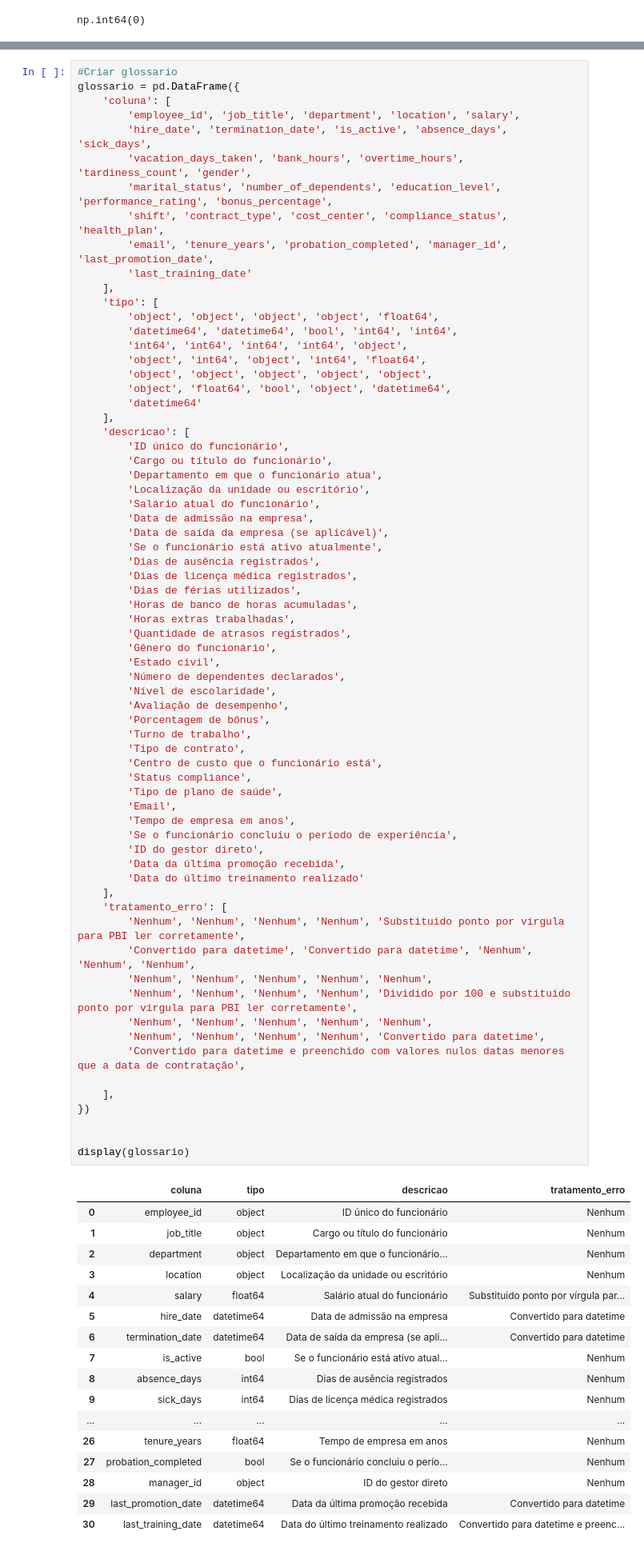
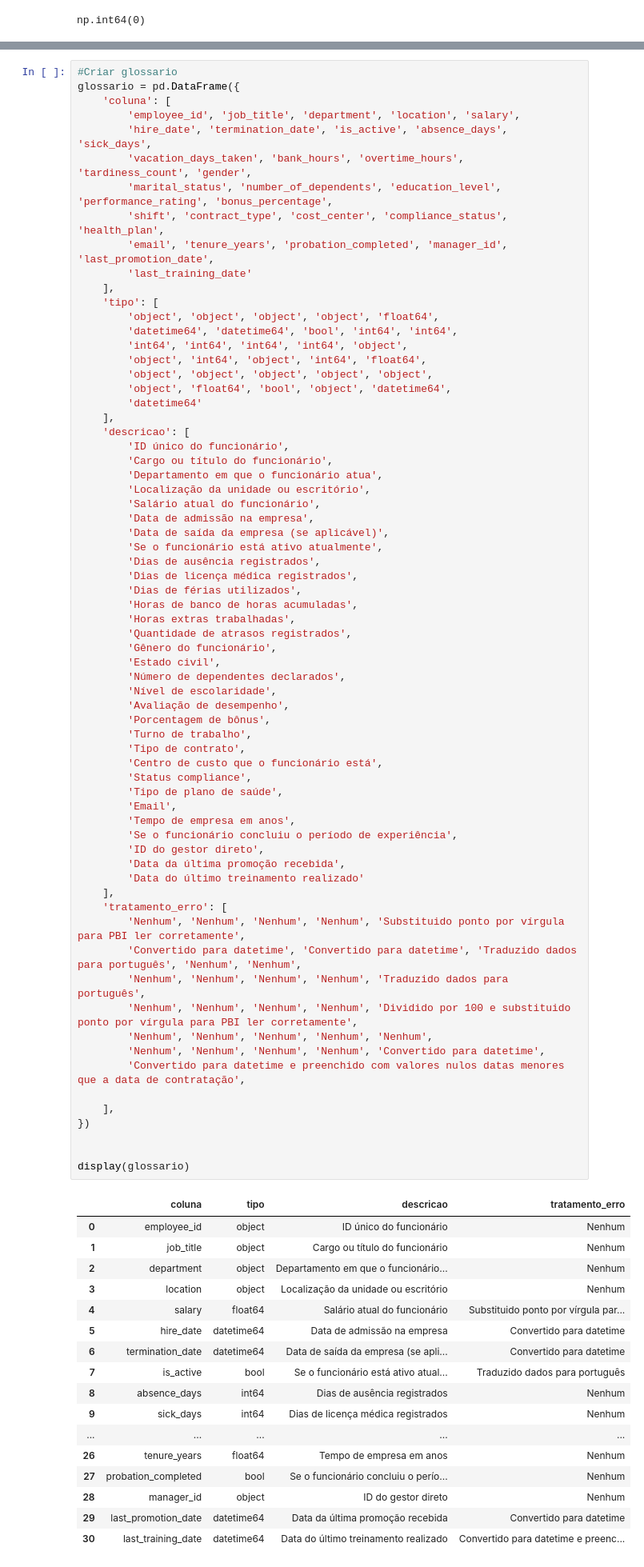
Before and after one commit to ViniAndrade11/case-dasa, a Jupyter notebook: tratamento_dados_criacao_glossario.ipynb, the cells around one changed output, grey strips where cells are left out. Shown at 80% size. Drawn from its saved outputs; the diff is of its cells as text.

Commit message:
atualização de dados para portugês e atualização do glossário

```diff
--- a/tratamento_dados_criacao_glossario.ipynb
+++ b/tratamento_dados_criacao_glossario.ipynb
@@ -338,36 +351,36 @@ glossario = pd.DataFrame({
         'Status compliance',
         'Tipo de plano de saúde',
         'Email',
         'Tempo de empresa em anos',
         'Se o funcionário concluiu o período de experiência',
         'ID do gestor direto',
         'Data da última promoção recebida',
         'Data do último treinamento realizado'
     ],
     'tratamento_erro': [
         'Nenhum', 'Nenhum', 'Nenhum', 'Nenhum', 'Substituido ponto por vírgula para PBI ler corretamente',
-        'Convertido para datetime', 'Convertido para datetime', 'Nenhum', 'Nenhum', 'Nenhum',
-        'Nenhum', 'Nenhum', 'Nenhum', 'Nenhum', 'Nenhum',
+        'Convertido para datetime', 'Convertido para datetime', 'Traduzido dados para português', 'Nenhum', 'Nenhum',
+        'Nenhum', 'Nenhum', 'Nenhum', 'Nenhum', 'Traduzido dados para português',
         'Nenhum', 'Nenhum', 'Nenhum', 'Nenhum', 'Dividido por 100 e substituido ponto por vírgula para PBI ler corretamente',
         'Nenhum', 'Nenhum', 'Nenhum', 'Nenhum', 'Nenhum',
         'Nenhum', 'Nenhum', 'Nenhum', 'Nenhum', 'Convertido para datetime',
         'Convertido para datetime e preenchido com valores nulos datas menores que a data de contratação',
 
     ],
 })
 
 
 display(glossario)
 # %% [output]
 |  | coluna | tipo | descricao | tratamento_erro |
 | 0 | employee_id | object | ID único do funcionário | Nenhum |
 | 1 | job_title | object | Cargo ou título do funcionário | Nenhum |
 | 2 | department | object | Departamento em que o funcionário... | Nenhum |
 | 3 | location | object | Localização da unidade ou escritório | Nenhum |
 | 4 | salary | float64 | Salário atual do funcionário | Substituido ponto por vírgula par... |
 | 5 | hire_date | datetime64 | Data de admissão na empresa | Convertido para datetime |
 | 6 | termination_date | datetime64 | Data de saída da empresa (se apli... | Convertido para datetime |
-| 7 | is_active | bool | Se o funcionário está ativo atual... | Nenhum |
+| 7 | is_active | bool | Se o funcionário está ativo atual... | Traduzido dados para português |
 | 8 | absence_days | int64 | Dias de ausência registrados | Nenhum |
 | 9 | sick_days | int64 | Dias de licença médica registrados | Nenhum |
 | ... | ... | ... | ... | ... |
```
Also changed, not shown: parts of 3 cells of this notebook.
